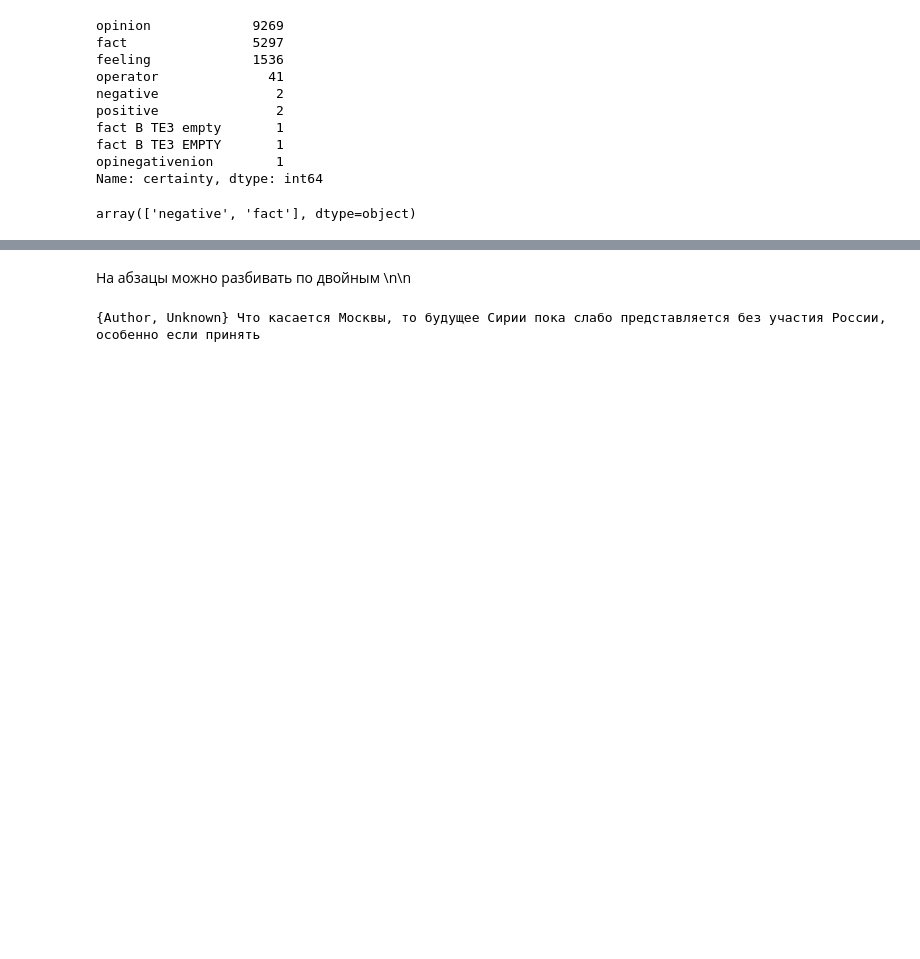
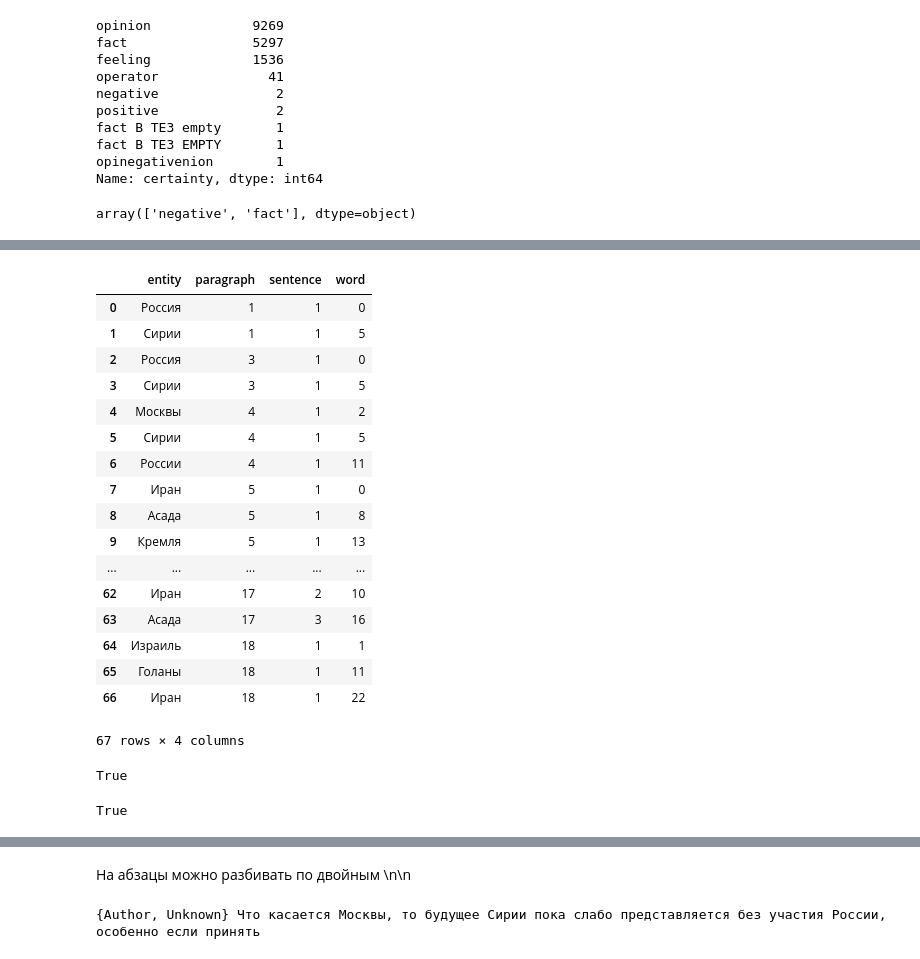
Before and after one commit to DmitrySerg/HSE-NLP-Summer-School, a Jupyter notebook: NLP_summerschool.ipynb, the cells around one changed output, grey strips where cells are left out. Saved outputs shown, nothing was run; the diff lists cells and outputs as text; code cells hidden in the pictures; blank space fills up the shorter version.

```diff
--- a/NLP_summerschool.ipynb
+++ b/NLP_summerschool.ipynb
@@ -193,0 +211,2 @@ t = loadText(2)
+# %%
+text = Text_to_dict(2)
@@ -193,0 +241,38 @@ t = loadText(2)
+# %%
+entities = entities[~entities.entity.isin(["Unknown", "Author"])].entity.reset_index(drop=True)
+# %%
+def getEntityPositions(text, entities):
+    ENTITIES = pd.DataFrame(columns=["entity", "paragraph", "sentence", "word"])
+    for paragraph in text:
+        for sentence in text[paragraph]:
+            for word in text[paragraph][sentence]:
+                if word in list(entities[entity_key:]):
+                    ENTITIES = ENTITIES.append({"entity":word,
+                                               "paragraph":paragraph,
+                                               "sentence":sentence,
+                                               "word":text[paragraph][sentence].index(word)},
+                                              ignore_index = True)
+    return ENTITIES
+# %%
+ENTITIES = getEntityPositions(text, entities)
+# %%
+ENTITIES
+# %% [output]
+|  | entity | paragraph | sentence | word |
+| 0 | Россия | 1 | 1 | 0 |
+| 1 | Сирии | 1 | 1 | 5 |
+| 2 | Россия | 3 | 1 | 0 |
+| 3 | Сирии | 3 | 1 | 5 |
+| 4 | Москвы | 4 | 1 | 2 |
+| 5 | Сирии | 4 | 1 | 5 |
+| 6 | России | 4 | 1 | 11 |
+| 7 | Иран | 5 | 1 | 0 |
+| 8 | Асада | 5 | 1 | 8 |
+| 9 | Кремля | 5 | 1 | 13 |
+| ... | ... | ... | ... | ... |
+| 62 | Иран | 17 | 2 | 10 |
+| 63 | Асада | 17 | 3 | 16 |
+| 64 | Израиль | 18 | 1 | 1 |
+| 65 | Голаны | 18 | 1 | 11 |
+| 66 | Иран | 18 | 1 | 22 |
+67 rows × 4 columns
@@ -193,0 +281,8 @@ t = loadText(2)
+# %%
+u"Россия" == entities[entity_key:][0]
+# %% [output]
+True
+# %%
+u"Россия" == entities[0]
+# %% [output]
+True
```
Also changed, not shown: parts of 20 cells of this notebook.
